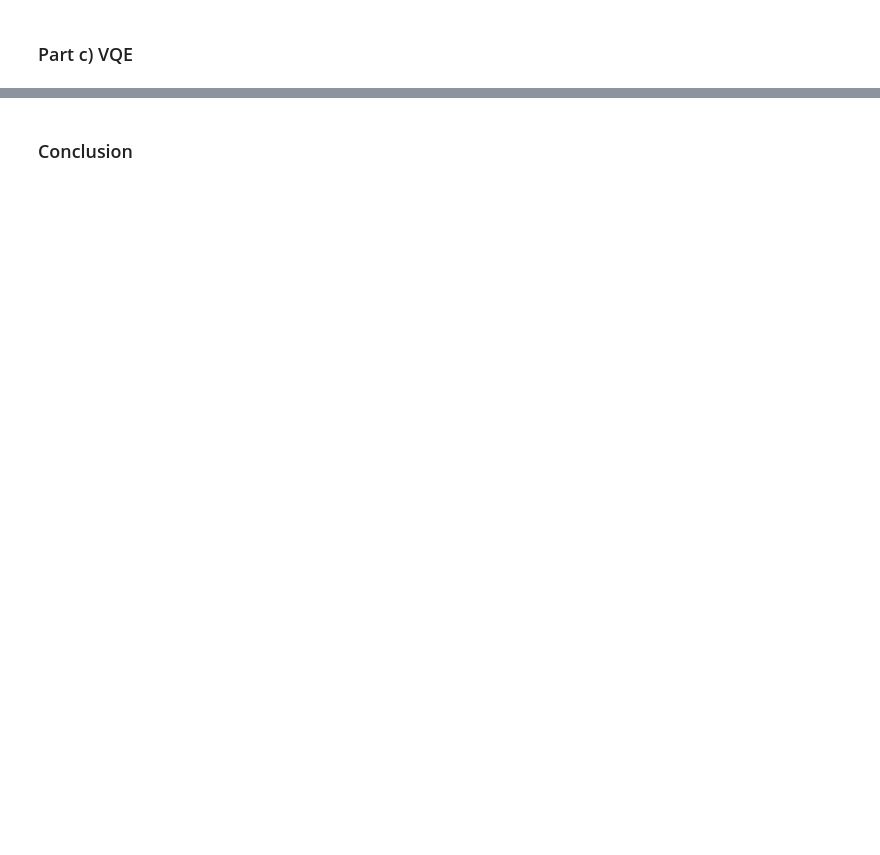
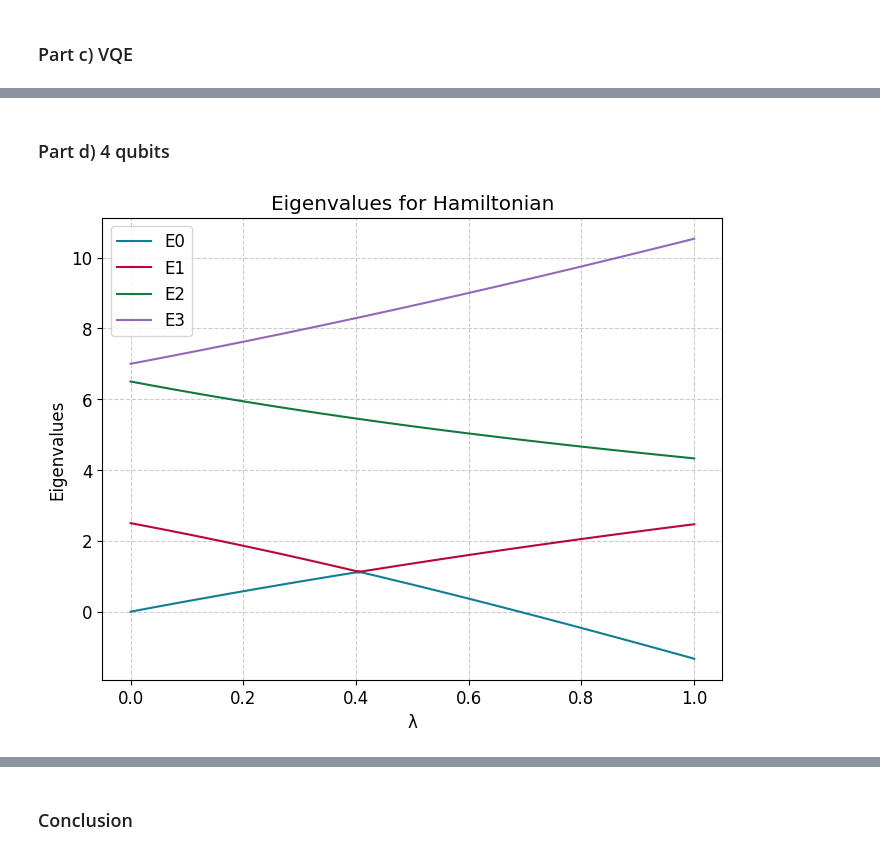
Before and after one commit to hishemok/FYS5419, a Jupyter notebook: Project1.ipynb, the cells around one changed output, grey strips where cells are left out. Drawn from its saved outputs; the diff is of its cells as text; code cells hidden in the pictures; blank space fills up the shorter version.

```diff
--- a/Project1.ipynb
+++ b/Project1.ipynb
@@ -347,0 +396,55 @@ Eigenvectors for λ: 1.00 = [[ 0.99513333 -0.09853762]
+# %% [markdown]
+### Part d) 4 qubits
+# %%
+q00 = np.array([1,0,0,0])
+q01 = np.array([0,1,0,0])
+q10 = np.array([0,0,1,0])
+q11 = np.array([0,0,0,1])
+
+H0 = np.diag([0.0, 2.5, 6.5, 7.0])
+#pauli matrices
+σ_x = np.array([[0,1],[1,0]])
+σ_z = np.array([[1,0],[0,-1]])
+#tensor product of pauli matrices
+σ_xσ_x = np.kron(σ_x,σ_x)
+σ_zσ_z = np.kron(σ_z,σ_z)
+#Hamiltonian
+Hx = 2.0
+Hz = 3.0
+Hi = Hx*σ_xσ_x + Hz*σ_zσ_z
+
+def Hamiltonian(lam: float) -> np.array:
+    """
+    0 <= lam <= 1\n
+    returns the Hamiltonian for a given value of lambda
+    """
+    return H0 + lam * Hi
+
+#Compute eigenvalues
+lam_vals = np.linspace(0,1,101)
+eigenvalues = []
+eigenvectors = []
+for lam in lam_vals:
+    eigvals, eigvecs = np.linalg.eig(Hamiltonian(lam))
+    eigenvalues.append(eigvals)
+    eigenvectors.append(eigvecs)
+
+#Plot eigenvalues
+e0,e1,e2,e3= [],[],[],[]
+for i in range(len(eigenvalues)):
+    e0.append(sorted(eigenvalues[i])[0])
+    e1.append(sorted(eigenvalues[i])[1])
+    e2.append(sorted(eigenvalues[i])[2])
+    e3.append(sorted(eigenvalues[i])[3])
+
+plt.plot(lam_vals, e0)
+plt.plot(lam_vals, e1)
+plt.plot(lam_vals, e2)
+plt.plot(lam_vals, e3)
+plt.legend(["E0","E1","E2","E3"])
+plt.xlabel("λ")
+plt.ylabel("Eigenvalues")
+plt.title("Eigenvalues for Hamiltonian")
+plt.show()
+# %% [output]
+[figure, added]
```
Also changed, not shown: parts of 5 cells of this notebook, 1 other file.
